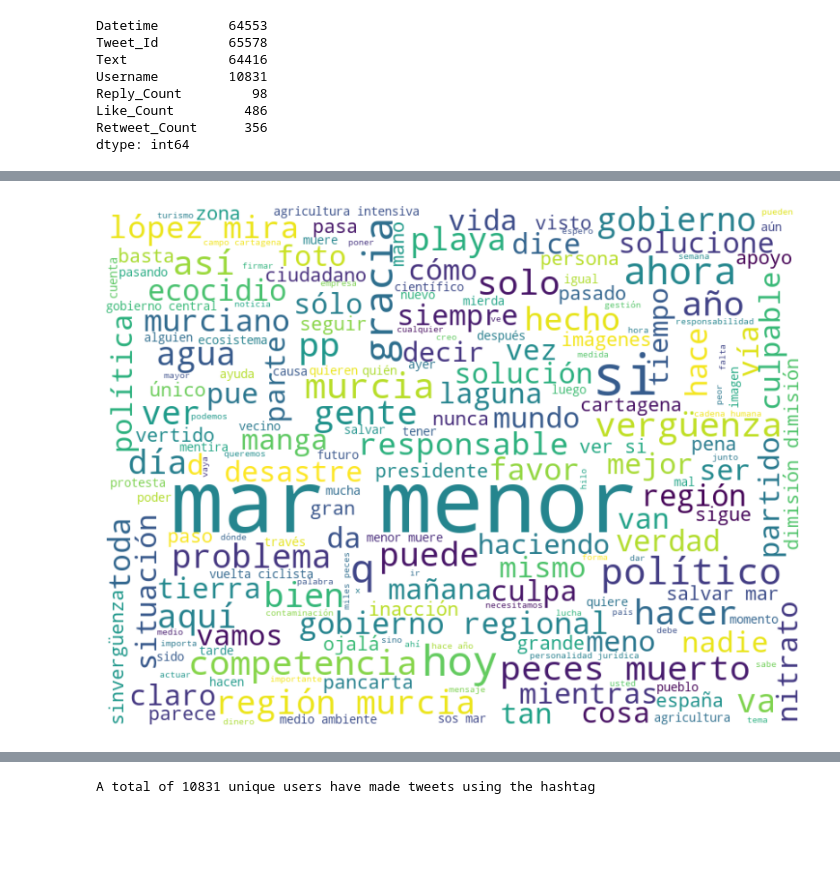
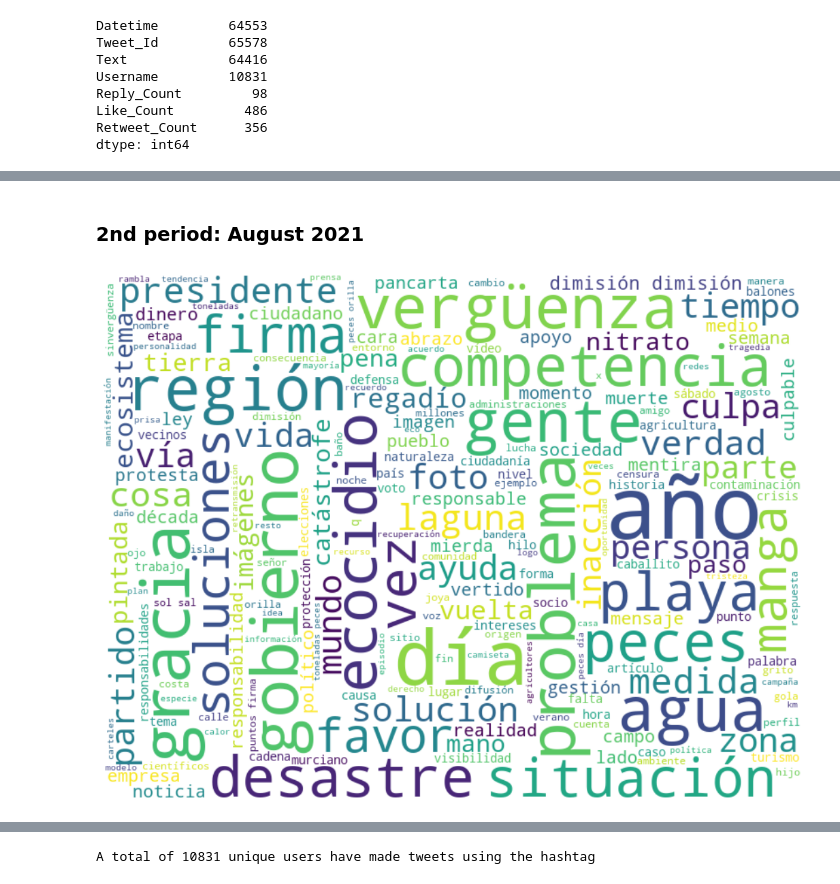
Before and after one commit to TehWeifu/IABD, a Jupyter notebook: ModelosInteligenciaArtificial/Unit03-NLP/Challenge04/Challenge04-JBSL.ipynb, the cells around one changed output, grey strips where cells are left out. Drawn from its saved outputs; the diff is of its cells as text; code cells hidden in the pictures; blank space fills up the shorter version.

```diff
--- a/ModelosInteligenciaArtificial/Unit03-NLP/Challenge04/Challenge04-JBSL.ipynb
+++ b/ModelosInteligenciaArtificial/Unit03-NLP/Challenge04/Challenge04-JBSL.ipynb
@@ -120,3 +146,9 @@ df[['Text', 'tweet_sanitized']].head()
+# %%
+# Define a list of spanish stops words and add some common words for this problem that will become redundant
+stop_words = set(stopwords.words('spanish'))
+stop_words.add('mar')
+stop_words.add('menor')
+stop_words.add('murcia')
 # %%
 # Remove hastahtags and mentions
 def remove_hashtags_mentions(tweet):
@@ -170,16 +175,15 @@ responder en el cuaderno las siguientes preguntas, argumentando tu respuesta:
 # %%
 df['year-month'] = df['Datetime'].dt.to_period('M')
-df['year-month'].clip(lower='2019-01', upper='2021-12',
-                      inplace=True)  # Clip data to 2019 because nothing relevant happened before
+# Clip data to 2019 because there was barely any activity before that year
+df['year-month'].clip(lower='2019-01', upper='2021-12', inplace=True)
 
 # Group buy year-month and count the number of tweets
 tweet_counts_by_month = df.groupby(df['year-month'])['Tweet_Id'].count()
 
-# Plotting
-plt.figure(figsize=(14, 7))
-tweet_counts_by_month.plot(kind='line', marker='o', color='b')
-plt.title('Count of tweets per year')
-plt.xlabel('Year')
+plt.figure(figsize=(18, 10))
+tweet_counts_by_month.plot(kind='line', marker='o', color='teal')
+plt.title('Count of tweets per month')
+plt.xlabel('Month')
 plt.ylabel('Count of Tweets')
 plt.grid(True)
 plt.xticks(rotation=45)
@@ -188,0 +195,8 @@ plt.tight_layout()
+# %%
+nlp = spacy.load("es_core_news_lg")
+
+
+def get_nouns(tweet):
+    doc = nlp(tweet)
+    nouns = [token.text for token in doc if token.pos_ == "NOUN"]
+    return " ".join(nouns)
@@ -209,20 +229,24 @@ plt.show()
+# %% [markdown]
+### 2nd period: August 2021
 # %%
-second_period = '2021-08'
-tweets_second_period = df[df['year-month'] == second_period]
+second_period_range = '2021-08'
+second_period_tweets = df[df['year-month'] == second_period_range]
 
-corpus = " ".join(sentence for sentence in tweets_second_period['tweet_sanitized_no_hashtags_mentions'])
+second_period_corpus = " ".join(
+    sentence for sentence in second_period_tweets['tweet_sanitized_no_hashtags_mentions'].apply(get_nouns)
+)
 
-wordcloud = WordCloud(
+second_period_wordcloud = WordCloud(
     background_color='white',
     width=800,
     height=600,
     max_font_size=100
-).generate(corpus)
+).generate(second_period_corpus)
 
 # Display the generated WordCloud
-plt.figure(figsize=(10, 8))
-plt.imshow(wordcloud, interpolation='bilinear')
+plt.figure(figsize=(18, 10))
+plt.imshow(second_period_wordcloud, interpolation='bilinear')
 plt.axis('off')
 plt.show()
 # %% [output]
-[figure, old version]
+[figure, new version]
```
Also changed, not shown: parts of 56 cells of this notebook, 1 other file.
